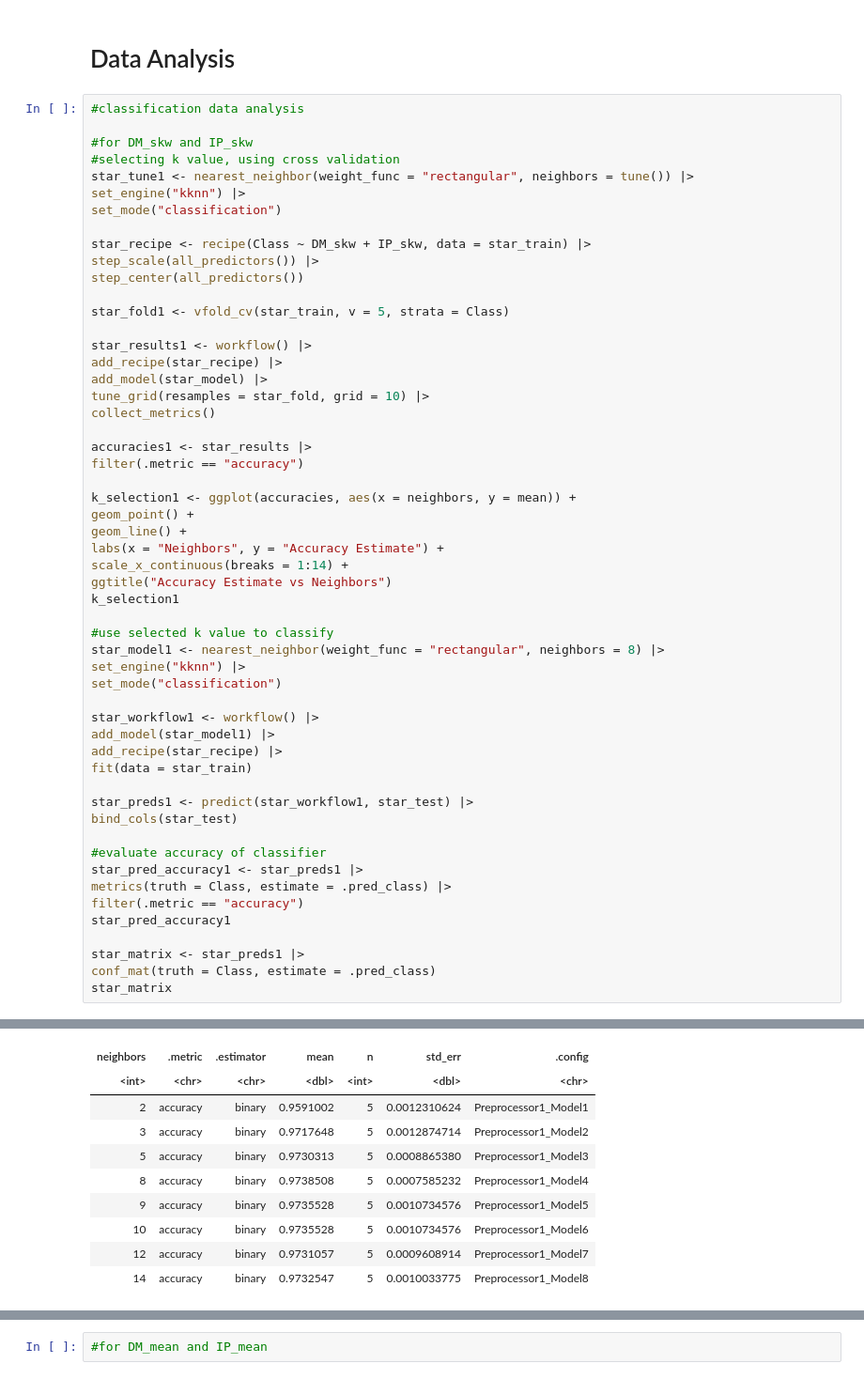
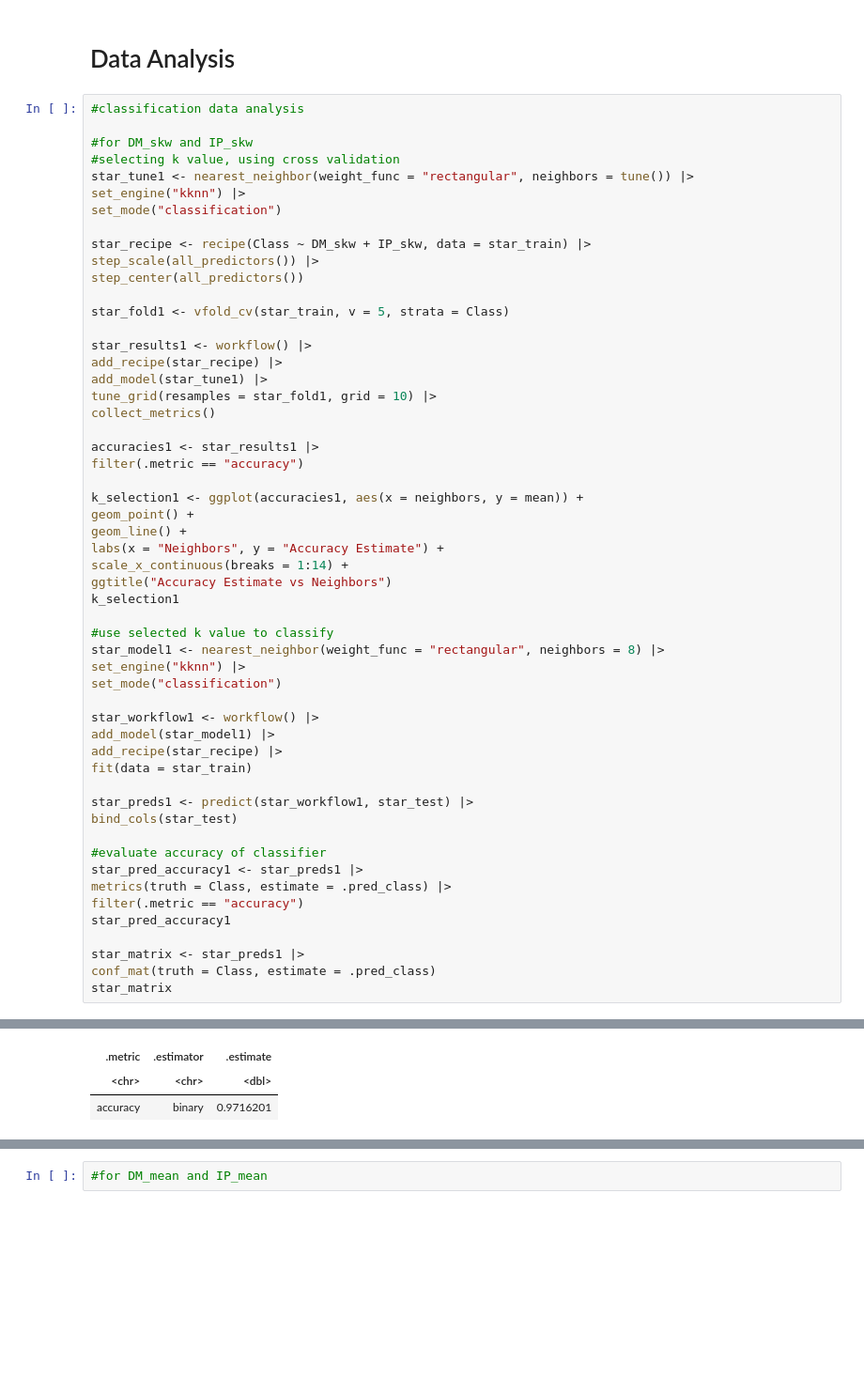
Before and after one commit to natashawong03/dsci100_group_project, a Jupyter notebook: TBgroupproject.ipynb, the cells around one changed output, grey strips where cells are left out. Shown at 94% size. Drawn from its saved outputs; the diff is of its cells as text; blank space fills up the shorter version.

```diff
--- a/TBgroupproject.ipynb
+++ b/TBgroupproject.ipynb
@@ -215,14 +215,14 @@ star_fold1 <- vfold_cv(star_train, v = 5, strata = Class)
 
 star_results1 <- workflow() |>
 add_recipe(star_recipe) |>
-add_model(star_model) |>
-tune_grid(resamples = star_fold, grid = 10) |>
+add_model(star_tune1) |>
+tune_grid(resamples = star_fold1, grid = 10) |>
 collect_metrics()
 
-accuracies1 <- star_results |>
+accuracies1 <- star_results1 |>
 filter(.metric == "accuracy")
 
-k_selection1 <- ggplot(accuracies, aes(x = neighbors, y = mean)) +
+k_selection1 <- ggplot(accuracies1, aes(x = neighbors, y = mean)) +
 geom_point() +
 geom_line() +
 labs(x = "Neighbors", y = "Accuracy Estimate") +
@@ -257,10 +257,3 @@ A tibble: 8 × 7
-| neighbors | .metric | .estimator | mean | n | std_err | .config |
-| <int> | <chr> | <chr> | <dbl> | <int> | <dbl> | <chr> |
-| 2 | accuracy | binary | 0.9591002 | 5 | 0.0012310624 | Preprocessor1_Model1 |
-| 3 | accuracy | binary | 0.9717648 | 5 | 0.0012874714 | Preprocessor1_Model2 |
-| 5 | accuracy | binary | 0.9730313 | 5 | 0.0008865380 | Preprocessor1_Model3 |
-| 8 | accuracy | binary | 0.9738508 | 5 | 0.0007585232 | Preprocessor1_Model4 |
-| 9 | accuracy | binary | 0.9735528 | 5 | 0.0010734576 | Preprocessor1_Model5 |
-| 10 | accuracy | binary | 0.9735528 | 5 | 0.0010734576 | Preprocessor1_Model6 |
-| 12 | accuracy | binary | 0.9731057 | 5 | 0.0009608914 | Preprocessor1_Model7 |
-| 14 | accuracy | binary | 0.9732547 | 5 | 0.0010033775 | Preprocessor1_Model8 |
+| .metric | .estimator | .estimate |
+| <chr> | <chr> | <dbl> |
+| accuracy | binary | 0.9716201 |
```
Also changed, not shown: parts of 1 cell of this notebook.
